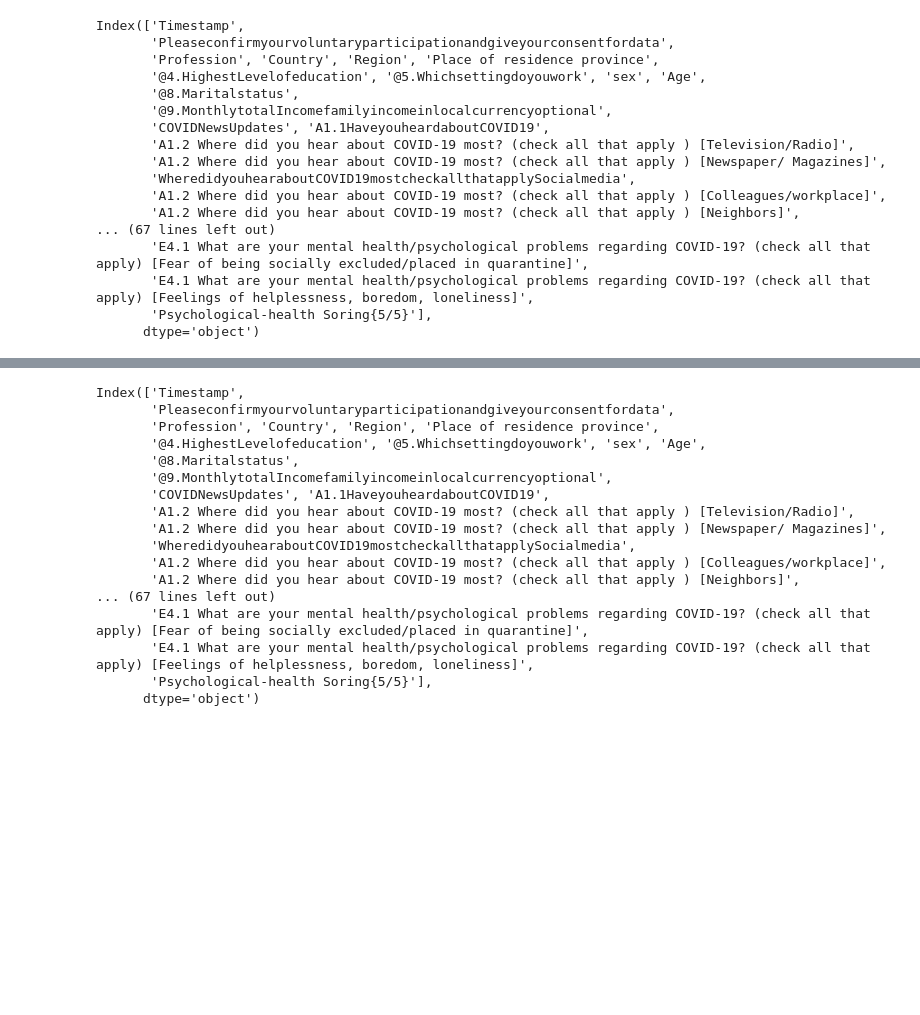
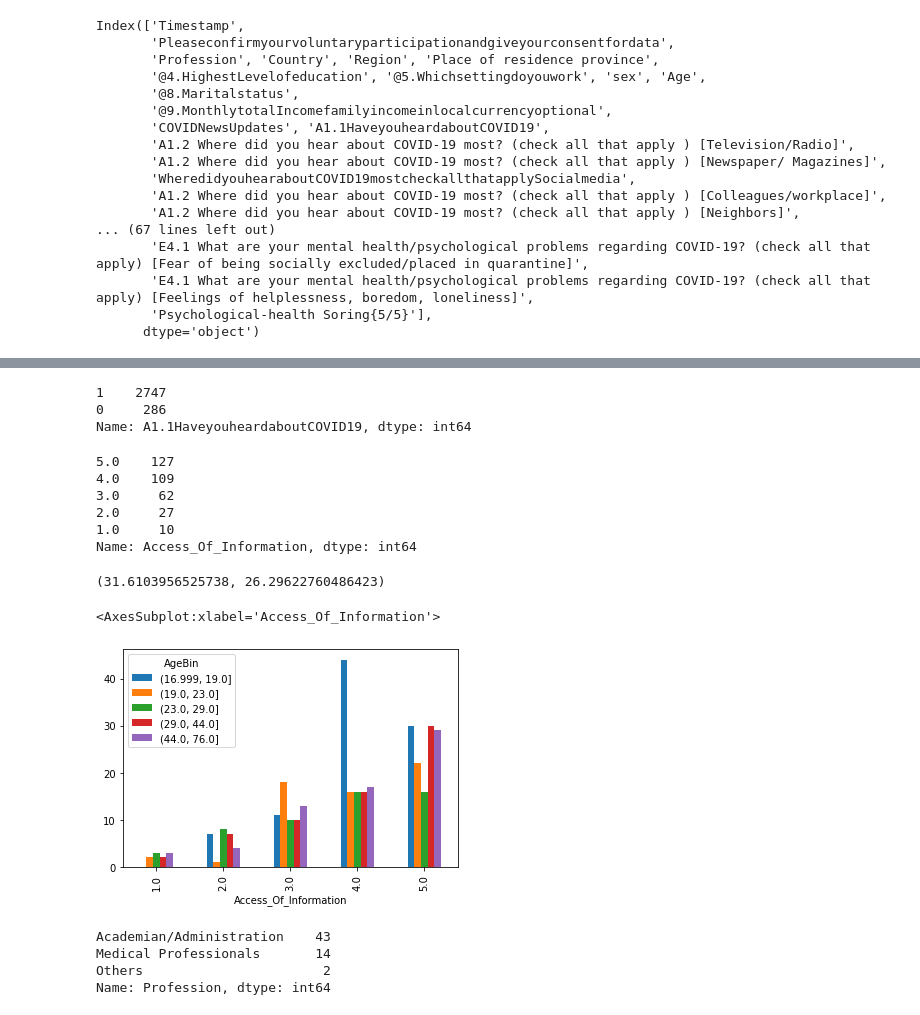
Before and after one commit to Srj/Survey_Hypothesis_Testing, a Jupyter notebook: Data_Cleaning.ipynb, the cells around one changed output, grey strips where cells are left out. Drawn from its saved outputs; the diff is of its cells as text; code cells hidden in the pictures; blank space fills up the shorter version.

```diff
--- a/Data_Cleaning.ipynb
+++ b/Data_Cleaning.ipynb
@@ -57,0 +134,6 @@ df = pd.read_csv('data/Cleaned.csv')
+# %%
+#Drop Age = 2,1885,1984
+df = df[~df['Age'].isin([2,1885,1984])]
+#Binning by Age
+df['AgeBin'] = pd.qcut(df['Age'],5)
+df['AgeBin'].value_counts()
@@ -57,0 +147,4 @@ df = pd.read_csv('data/Cleaned.csv')
+# %%
+#Fixing Maritial Status
+df['@8.Maritalstatus'].replace({'In a realtionship':'1'},inplace=True)
+df['@8.Maritalstatus'].value_counts()
@@ -58,20 +176,44 @@ df = pd.read_csv('data/Cleaned.csv')
+# %%
+df['A1.1HaveyouheardaboutCOVID19'].value_counts()
+# %% [output]
+1    2747
+0     286
+Name: A1.1HaveyouheardaboutCOVID19, dtype: int64
+# %%
+df['Access_Of_Information'] = df['A1.2 Where did you hear about COVID-19 most? (check all that apply ) [Television/Radio]']\
++ df['A1.2 Where did you hear about COVID-19 most? (check all that apply ) [Newspaper/ Magazines]']\
++ df['WheredidyouhearaboutCOVID19mostcheckallthatapplySocialmedia']\
++ df['A1.2 Where did you hear about COVID-19 most? (check all that apply ) [Colleagues/workplace]']\
++ df['A1.2 Where did you hear about COVID-19 most? (check all that apply ) [Neighbors]']
 # %%
-df.
+df['Access_Of_Information'].value_counts()
 # %% [output]
-Index(['Timestamp',
-       'Pleaseconfirmyourvoluntaryparticipationandgiveyourconsentfordata',
-       'Profession', 'Country', 'Region', 'Place of residence province',
-       '@4.HighestLevelofeducation', '@5.Whichsettingdoyouwork', 'sex', 'Age',
-       '@8.Maritalstatus',
-       '@9.MonthlytotalIncomefamilyincomeinlocalcurrencyoptional',
-       'COVIDNewsUpdates', 'A1.1HaveyouheardaboutCOVID19',
-       'A1.2 Where did you hear about COVID-19 most? (check all that apply ) [Television/Radio]',
-       'A1.2 Where did you hear about COVID-19 most? (check all that apply ) [Newspaper/ Magazines]',
-       'WheredidyouhearaboutCOVID19mostcheckallthatapplySocialmedia',
-       'A1.2 Where did you hear about COVID-19 most? (check all that apply ) [Colleagues/workplace]',
-       'A1.2 Where did you hear about COVID-19 most? (check all that apply ) [Neighbors]',
-... (67 lines left out)
-       'E4.1 What are your mental health/psychological problems regarding COVID-19? (check all that apply) [Fear of being socially excluded/placed in quarantine]',
-       'E4.1 What are your mental health/psychological problems regarding COVID-19? (check all that apply) [Feelings of helplessness, boredom, loneliness]',
-       'Psychological-health Soring{5/5}'],
-      dtype='object')
+5.0    127
+4.0    109
+3.0     62
+2.0     27
+1.0     10
+Name: Access_Of_Information, dtype: int64
+# %%
+from scipy import stats
+df = df[df['Country'] == 'United States']
+contingency_table = pd.crosstab(df['AgeBin'],df['Access_Of_Information'])
+stat,p,dof,expected = stats.chi2_contingency(contingency_table)
+prob = 0.95
+#     print(country,dof,df_test['Quarantine'].value_counts())
+critical = stats.chi2.ppf(prob,dof)
+stat,critical
+# %% [output]
+(31.6103956525738, 26.29622760486423)
+# %%
+contingency_table.T.plot.bar(stacked=False)
+# %% [output]
+<AxesSubplot:xlabel='Access_Of_Information'>
+[figure, added]
+# %%
+df[df['AgeBin'].cat.codes == 1]['Profession'].value_counts()
+# %% [output]
+Academian/Administration    43
+Medical Professionals       14
+Others                       2
+Name: Profession, dtype: int64
```
Also changed, not shown: parts of 13 cells of this notebook, 2 other files.
